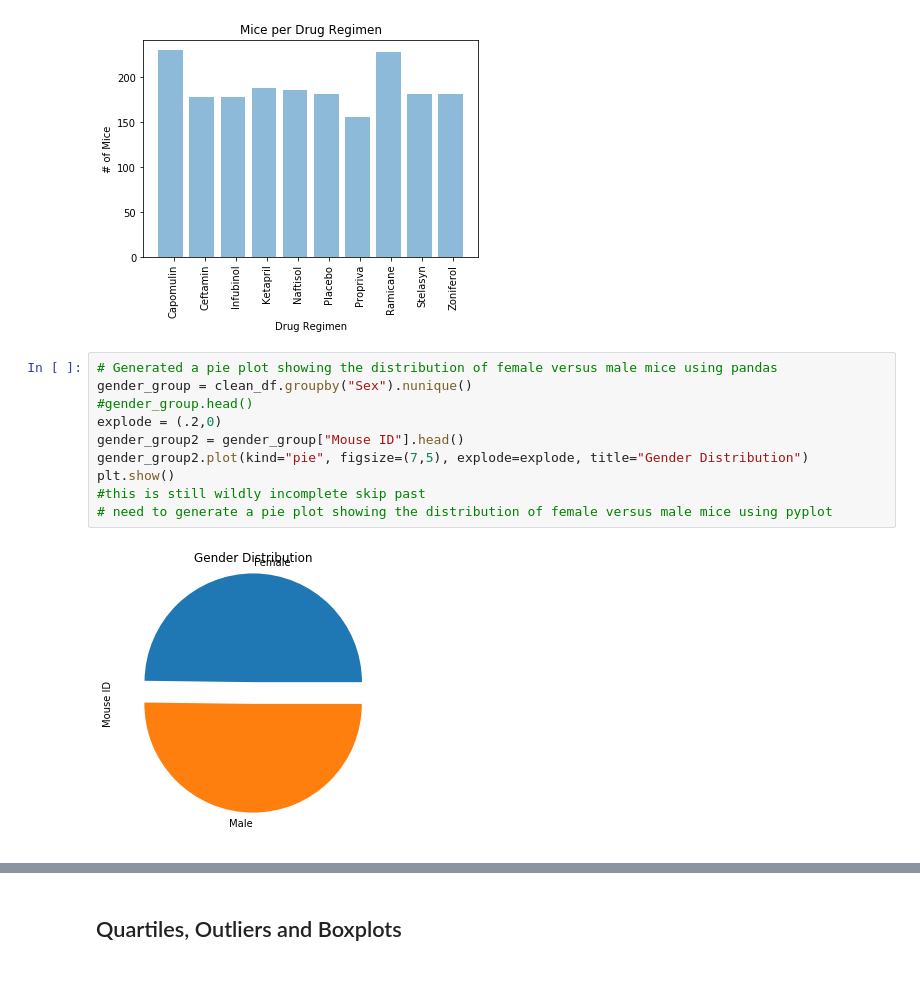
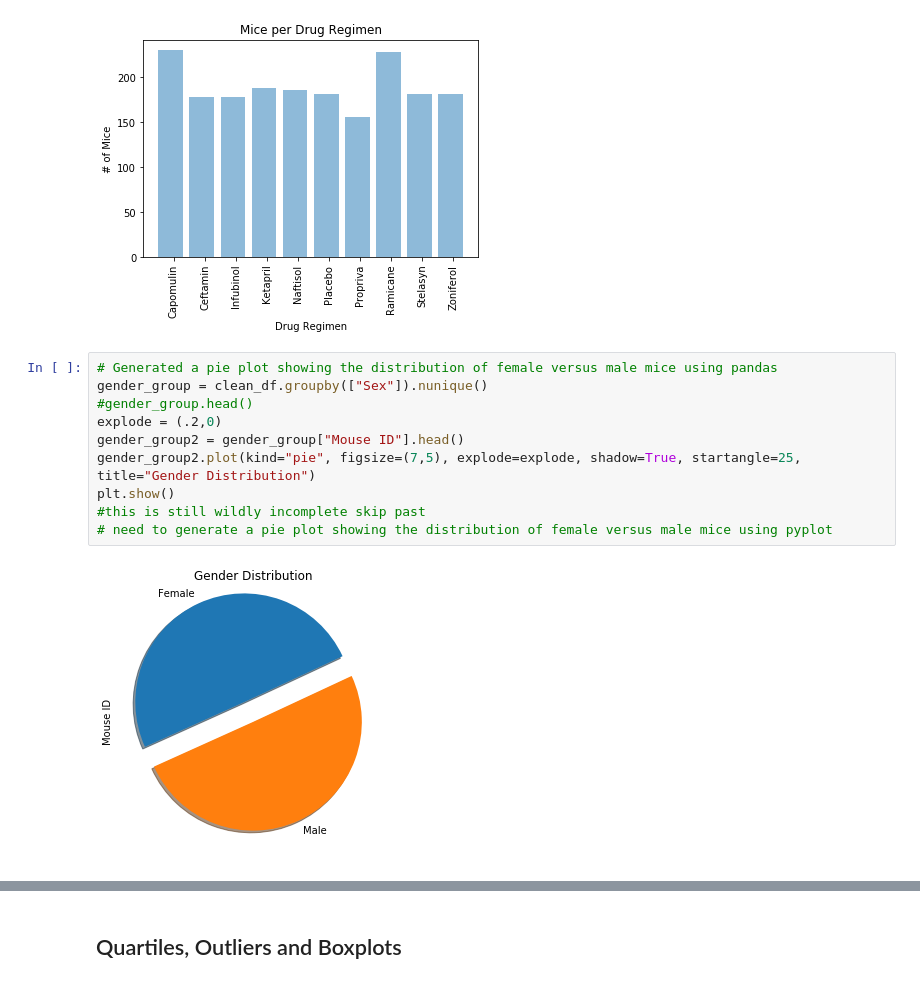
Before and after one commit to Vincent-glitch/Cancer-Pharmaceutical-Treatment-Analysis, a Jupyter notebook: pharma/pymaceuticals.ipynb, the cells around one changed output, grey strips where cells are left out. Drawn from its saved outputs; the diff is of its cells as text.

```diff
--- a/pharma/pymaceuticals.ipynb
+++ b/pharma/pymaceuticals.ipynb
@@ -140,15 +141,15 @@ plt.show()
 [figure]
 # %%
 # Generated a pie plot showing the distribution of female versus male mice using pandas
-gender_group = clean_df.groupby("Sex").nunique()
+gender_group = clean_df.groupby(["Sex"]).nunique()
 #gender_group.head()
 explode = (.2,0)
 gender_group2 = gender_group["Mouse ID"].head()
-gender_group2.plot(kind="pie", figsize=(7,5), explode=explode, title="Gender Distribution")
+gender_group2.plot(kind="pie", figsize=(7,5), explode=explode, shadow=True, startangle=25, title="Gender Distribution")
 plt.show()
 #this is still wildly incomplete skip past
 # need to generate a pie plot showing the distribution of female versus male mice using pyplot
 # %% [output]
-[figure, old version]
+[figure, new version]
 # %%
 # need to generate a pie plot showing the distribution of female versus male mice using pyplot
```
Also changed, not shown: parts of 5 cells of this notebook.
